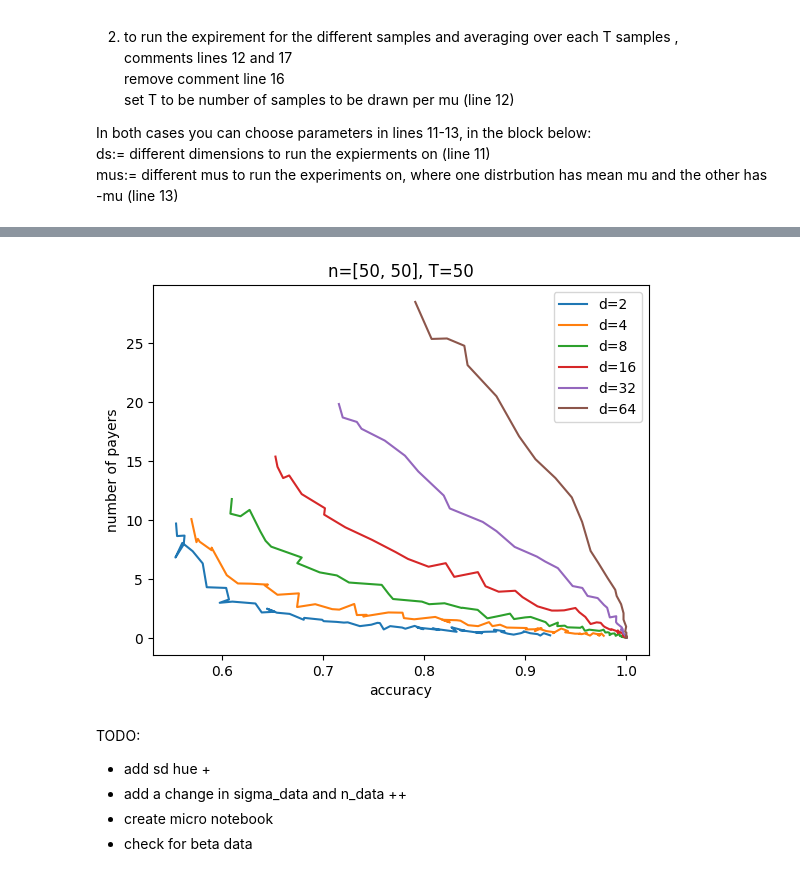
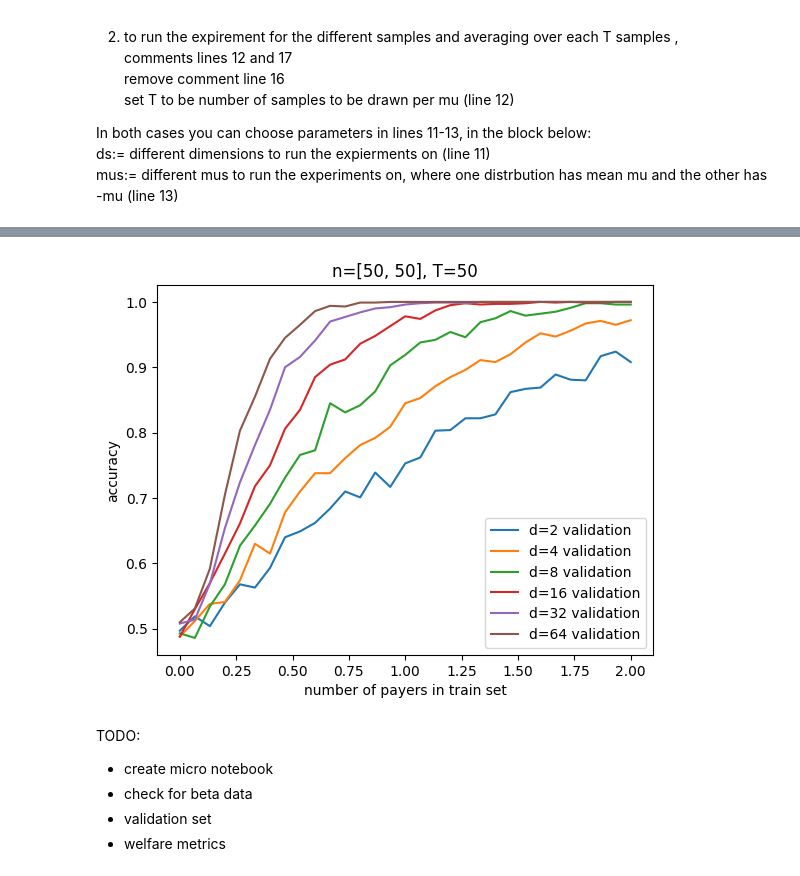
Before and after one commit to BML-Technion/accuracy_auctions, a Jupyter notebook: experiments.ipynb, the cells around one changed output, grey strips where cells are left out. Drawn from its saved outputs; the diff is of its cells as text; code cells hidden in the pictures.

Commit message:
new metrics

```diff
--- a/experiments.ipynb
+++ b/experiments.ipynb
@@ -69,7 +73,7 @@ fit_intercept = True # whether to fit intercept in SVM model
 # ---------------------------------
 ds = [2, 4, 8, 16, 32, 64] # dimensions to run experiments on
 T = 50  # number of trials
-mus = np.linspace(1.0, 0.0, 61) # different mus to run the experiments on
+mus = np.linspace(1.0, 0.0, 31) # different mus to run the experiments on
 # %%
 # 3. run exact simulation
 # returns df with cols "agent" | "true_v" | "critical_v" | "allocation" | "welfare" | "utility"
@@ -83,25 +87,37 @@ def compute_metrics_d(d):#, k = None):
     sum_payments = {i: [] for i in range(len(mus))}
     acc = {i: [] for i in range(len(mus))}
     prc_relevant = {i: [] for i in range(len(mus))}
+    sum_welfare = {i: [] for i in range(len(mus))}
+    sum_utility = {i: [] for i in range(len(mus))}
+    accuracy_validation = {i: [] for i in range(len(mus))}
 
     for _ in range(T):
         #x, y, v = generate_data_d(n, mus[0], -mus[0], rng, sigma, d)
         for i, mu in enumerate(mus):
             x, y, v = generate_data_d(n, mu, -mu, rng, sigma, d)
+            n_val = [int(n_pos * 0.2), int(n_neg * 0.2)]
+            x_val, y_val, v_val = generate_data_d(n_val, mu, -mu, rng, sigma, d)
             #x_updated = update_data(x, y, mu, -mu)
             df_exact, svm_model = run_exact(x, y, v, c, use_loss, sigma_loss=sigma_loss, plot=show_plots,
                                     is_throw=is_throw, k=k, k_coef=k_coef, fit_intercept=fit_intercept)
 
-            acc[i].append(svm_model.score(x,y))
+            acc[i].append(svm_model.score(x,y,sample_weight = v))
             num_payers[i].append((df_exact['critical_v'] > 0).sum())
             sum_payments[i].append(df_exact['critical_v'].sum())
             prc_relevant[i].append( len(df_exact[df_exact['is_relevant'] == 1]) / len(df_exact))
+            sum_welfare[i].append(df_exact['welfare'].sum())
+            sum_utility[i].append(df_exact['utility'].sum())
+            accuracy_validation[i].append(svm_model.score(x_val,y_val, sample_weight = v_val))
+
 
     return d, {
         "num_payers": num_payers,
         "acc": acc,
         "sum_payments": sum_payments,
         "prc_relevant": prc_relevant,
+        "sum_welfare": sum_welfare,
+        "sum_utility": sum_utility,
+        "accuracy_validation": accuracy_validation
     }
 # %%
 results = Parallel(n_jobs=-1, backend="loky")(
@@ -142,35 +128,42 @@ array([1.    , 1.    , 1.    , 1.    , 1.    , 1.    , 1.    , 1.    ,
 # %%
 for d in results.keys():
     num_payers = results[d]["num_payers"]
     acc = results[d]["acc"]
     sum_payments = results[d]["sum_payments"]
     prc_relevant = results[d]["prc_relevant"]
+    sum_welfare = results[d]["sum_welfare"]
+    sum_utility = results[d]["sum_utility"]
+    accuracy_validation = results[d]["accuracy_validation"]
 
     mean_num_payers = np.array([np.mean(num_payers[i]) for i in range(len(mus))])
     mean_sum_payments = np.array([np.mean(sum_payments[i]) for i in range(len(mus))])
-    mean_acc = np.array([np.mean(acc[i]) for i in range(len(mus))])
+    mean_accuracy_train = np.array([np.mean(acc[i]) for i in range(len(mus))])
     mean_prc_relevant = np.array([np.mean(prc_relevant[i]) for i in range(len(mus))])
+    mean_sum_welfare = np.array([np.mean(results[d]["sum_welfare"][i]) for i in range(len(mus))])
+    mean_sum_utility = np.array([np.mean(results[d]["sum_utility"][i]) for i in range(len(mus))])
+    mean_accuracy_validation = np.array([np.mean(accuracy_validation[i]) for i in range(len(mus))])
 
     sd_num_payers = np.array([np.std(num_payers[i]) for i in range(len(mus))])
     sd_sum_payments = np.array([np.std(sum_payments[i]) for i in range(len(mus))])
+    sd_welfare = np.array([np.std(sum_welfare[i]) for i in range(len(mus))])
+    sd_utility = np.array([np.std(sum_utility[i]) for i in range(len(mus))])
 
-    plt.plot(mean_acc, mean_num_payers, label=f"d={d}")
-    # plt.plot(2*mus, mean_acc, label=f"Acc d={d}", linestyle='--')
-    # plt.fill_between(2*mus, mean_num_payers - sd_num_payers, mean_num_payers + sd_num_payers, alpha=0.3)
+    plt.plot(2* mus, mean_accuracy_validation, label=f"d={d} validation")
+    #plt.plot(2* mus, mean_accuracy_train, label=f"d={d} train")
 
-plt.xlabel("accuracy")
-plt.ylabel("number of payers")
+plt.ylabel("accuracy")
+plt.xlabel("number of payers in train set")
 plt.legend()
 # plt.grid(True)
 plt.title(f"n={n}, T={T}")
 plt.show()
 # %% [output]
-[figure, old version]
+[figure, new version]
 # %% [markdown]
 TODO: <br>
 <ul>
-     <li> add sd hue + </li>
-     <li>add a change in sigma_data and n_data ++</li>
      <li>create micro notebook </li>
      <li>check for beta data </li>
+     <li> validation set </li>
+     <li> welfare metrics </li>
 </ul>
```
Also changed, not shown: parts of 5 cells of this notebook, 1 other file.
